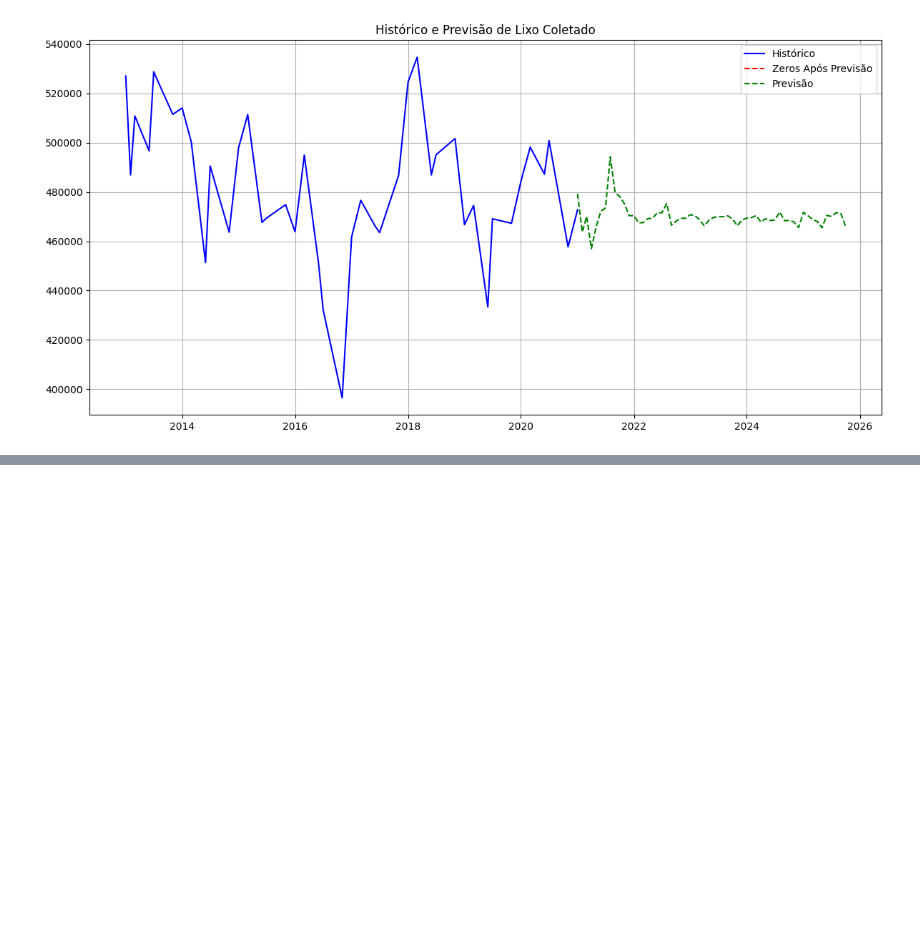
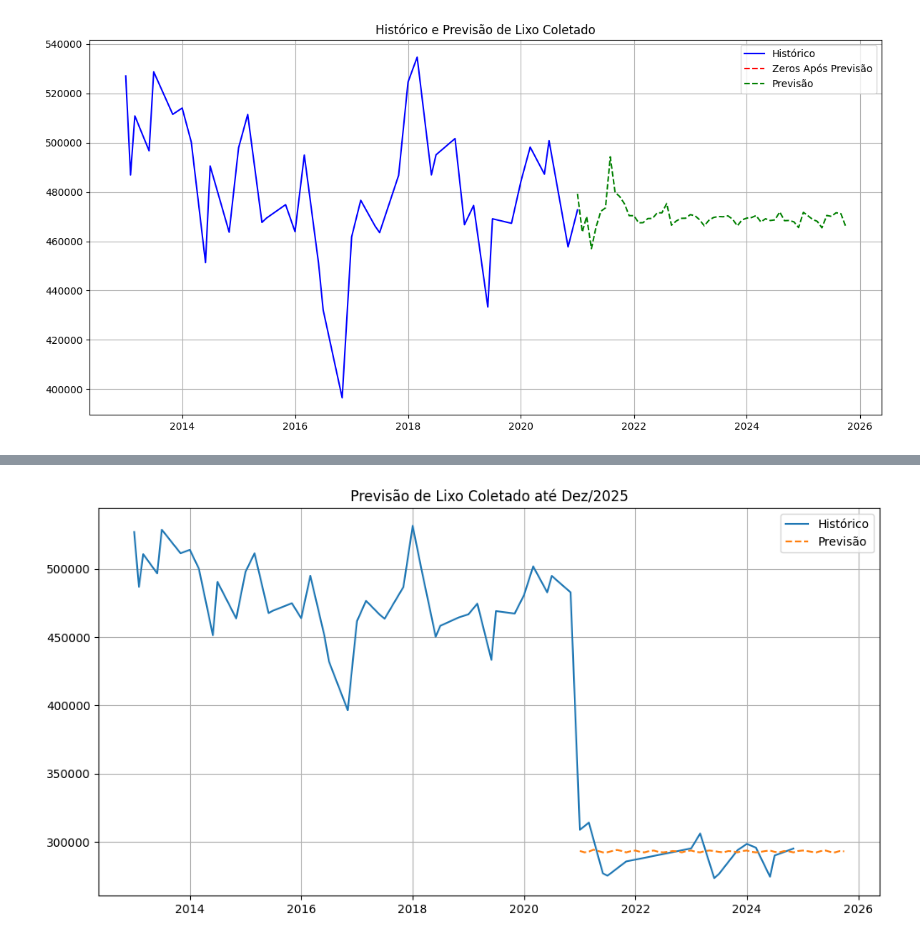
Before and after one commit to IIIgorMoura/ONG_Limpa_Brasil_EU, a Jupyter notebook: test_prophet.ipynb, the cells around one changed output, grey strips where cells are left out. Drawn from its saved outputs; the diff is of its cells as text; code cells hidden in the pictures; blank space fills up the shorter version.

```diff
--- a/test_prophet.ipynb
+++ b/test_prophet.ipynb
@@ -297,0 +400,89 @@ RMSE: 21433.280480932834
+# %%
+import pandas as pd
+from sklearn.model_selection import train_test_split
+from sklearn.ensemble import RandomForestRegressor
+from sklearn.metrics import mean_squared_error
+import matplotlib.pyplot as plt
+
+# Carregar e preparar os dados
+df = pd.read_excel("./.streamlit/total_mensal_fixed.xlsx", header=None)
+df.columns = df.iloc[0]
+df = df.drop(index=0)
+df_transposto = df.transpose().reset_index()
+df_transposto.columns = ['mes_ano', 'y']
+df_transposto['ds'] = pd.to_datetime(df_transposto['mes_ano'], format='%b/%y', errors='coerce')
+df_transposto['y'] = pd.to_numeric(df_transposto['y'], errors='coerce')
+df_transposto = df_transposto.dropna(subset=['ds', 'y']).sort_values(by='ds').reset_index(drop=True)
+
+# Criar lags (valores anteriores como features)
+for lag in range(1, 13):  # 12 lags = 1 ano de histórico
+    df_transposto[f'lag_{lag}'] = df_transposto['y'].shift(lag)
+
+# Remover as primeiras linhas com NaN (devido aos lags)
+df_model = df_transposto.dropna()
+
+# Separar em variáveis de entrada (X) e saída (y)
+X = df_model[[f'lag_{i}' for i in range(1, 13)]]
+y = df_model['y']
+
+# Treinar modelo (treinamento até dez/2020)
+X_train, X_test, y_train, y_test = train_test_split(X, y, shuffle=False, test_size=0.2)
+
+# Modelo de Random Forest (poderia ser também Ridge, GradientBoosting, etc.)
+model = RandomForestRegressor(n_estimators=100, random_state=42)
+model.fit(X_train, y_train)
+
+# Avaliar no teste
+y_pred = model.predict(X_test)
+import numpy as np
+rmse = np.sqrt(mean_squared_error(y_test, y_pred))
+print("RMSE:", rmse)
+
+# Previsão futura iterativa (jan/21 a dez/25)
+import numpy as np
+
+last_known = df_model['y'].values[-12:]  # últimos 12 valores reais
+future_preds = []
+
+for _ in range(58):  # 58 meses = jan/21 a dez/25
+    X_future = last_known[-12:].reshape(1, -1)
+    next_pred = model.predict(X_future)[0]
+    future_preds.append(next_pred)
+    last_known = np.append(last_known, next_pred)
+
+# Criar datas futuras
+future_dates = pd.date_range(start='2021-01-01', periods=58, freq='MS')
+future_df = pd.DataFrame({'ds': future_dates, 'yhat': future_preds})
+display(future_df)
+# Visualizar
+plt.figure(figsize=(12,6))
+plt.plot(df_transposto['ds'], df_transposto['y'], label='Histórico')
+plt.plot(future_df['ds'], future_df['yhat'], label='Previsão', linestyle='--')
+plt.title('Previsão de Lixo Coletado até Dez/2025')
+plt.legend()
+plt.grid()
+plt.show()
+
+
+
+
+
+
+# PLOT REAL
+
+
+# Preparar os dados para o gráfico de comparação
+df_transposto['y_pred'] = np.nan  # Inicializa a coluna de previsão com NaN
+# df_transposto.loc[df_transposto['ds'] >= future_df['ds'][0], 'y_pred'] = 0  # Zera os valores após a última data do histórico
+
+# Plotando o gráfico com os dados reais até o ponto de previsão
+plt.figure(figsize=(12,6))
+plt.plot(df_transposto['ds'], df_transposto['y'], label='Histórico', color='blue')
+plt.plot(df_transposto['ds'], df_transposto['y_pred'], label='Zeros Após Previsão', linestyle='--', color='red')
+plt.plot(future_df['ds'], future_df['yhat'], label='Previsão', linestyle='--', color='green')
+
+plt.title('Histórico e Previsão de Lixo Coletado')
+plt.legend()
+plt.grid()
+plt.show()
+# %% [output]
@@ -297,0 +507 @@ RMSE: 21433.280480932834
+[figure, added]
```
Also changed, not shown: parts of 6 cells of this notebook, 1 other file.
